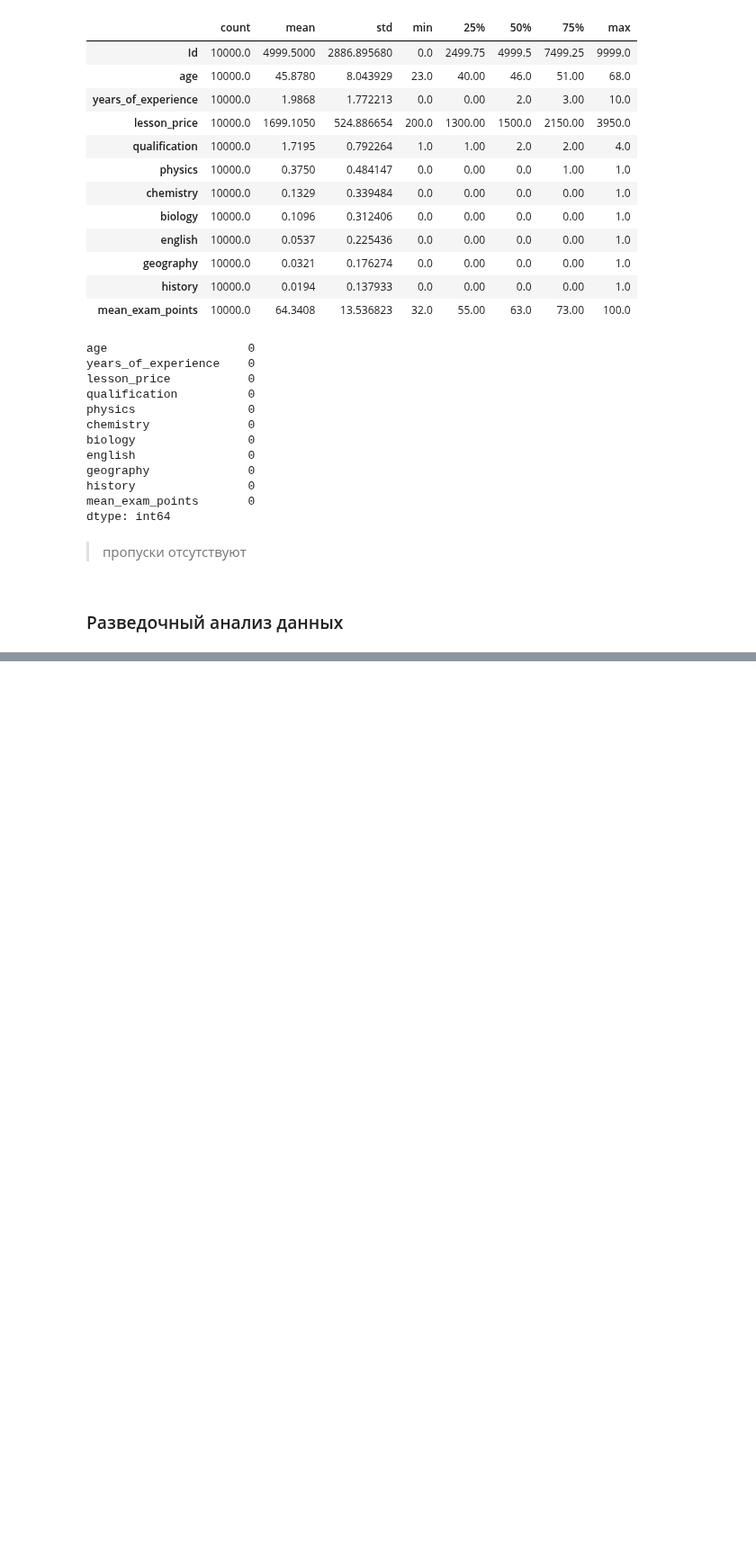
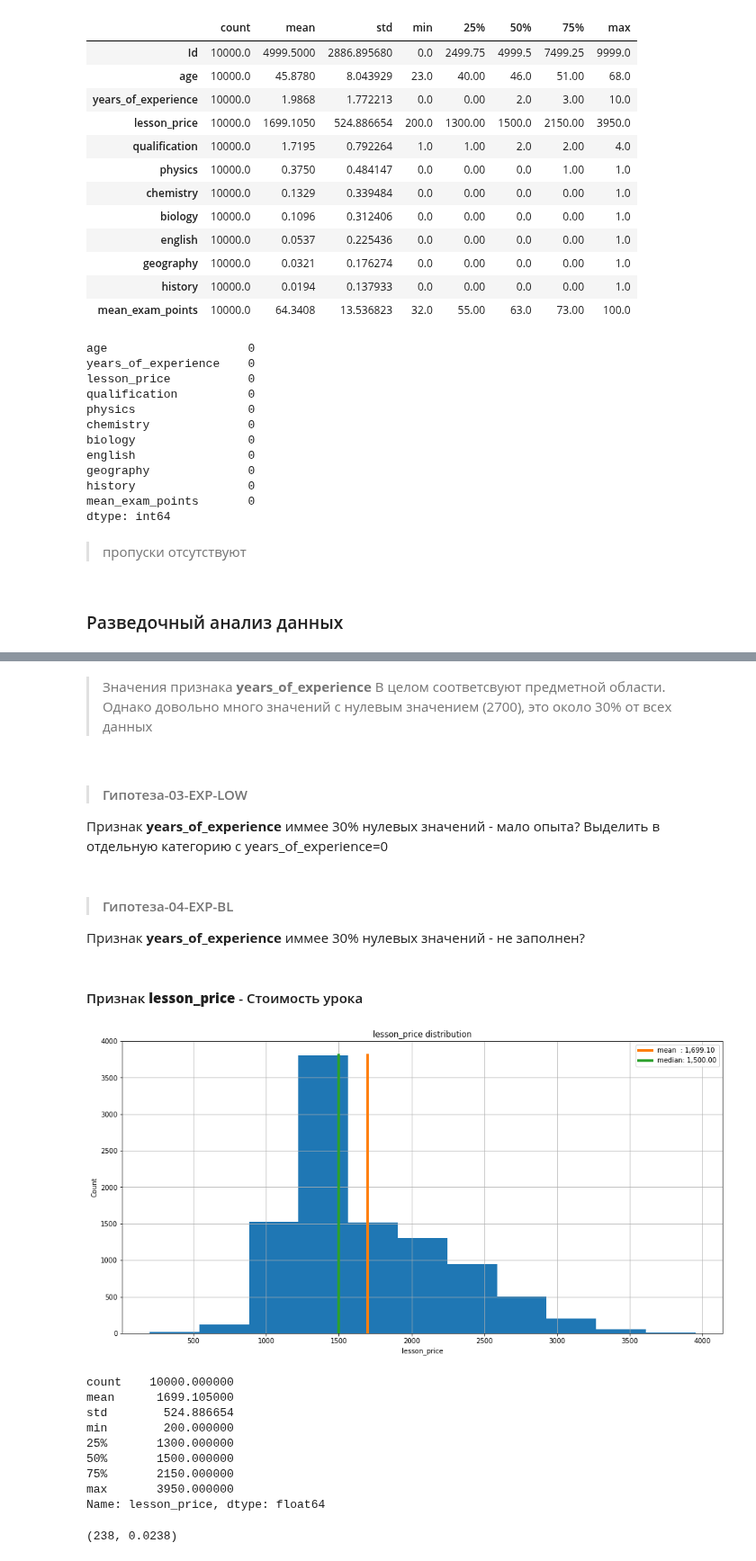
Before and after one commit to alex-chin/gb_data_analysis, a Jupyter notebook: project/math_exam.ipynb, the cells around one changed output, grey strips where cells are left out. Shown at 90% size. Saved outputs shown, nothing was run; the diff lists cells and outputs as text; code cells hidden in the pictures; blank space fills up the shorter version.

```diff
--- a/project/math_exam.ipynb
+++ b/project/math_exam.ipynb
@@ -152,0 +216,30 @@ from sklearn.tree import DecisionTreeClassifier
+# %% [markdown]
+> Значения признака **years_of_experience** В целом соответсвуют предметной области. Однако довольно много значений
+> с нулевым значением (2700), это около 30% от всех данных
+>
+# %% [markdown]
+>#### Гипотеза-03-EXP-LOW
+Признак **years_of_experience** иммее 30% нулевых значений - мало опыта?
+Выделить в отдельную категорию с years_of_experience=0
+# %% [markdown]
+>#### Гипотеза-04-EXP-BL
+Признак **years_of_experience** иммее 30% нулевых значений - не заполнен?
+# %% [markdown]
+#### Признак **lesson_price** - Стоимость урока
+# %%
+first_look(train.lesson_price, bins=11, is_show_stat=True)
+# %% [output]
+[figure, added]
+count    10000.000000
+mean      1699.105000
+std        524.886654
+min        200.000000
+25%       1300.000000
+50%       1500.000000
+75%       2150.000000
+max       3950.000000
+Name: lesson_price, dtype: float64
+# %%
+train[train.lesson_price<1000].count()[0], train[train.lesson_price<1000].count()[0]/train.count()[0]
+# %% [output]
+(238, 0.0238)
```
Also changed, not shown: parts of 11 cells of this notebook.
